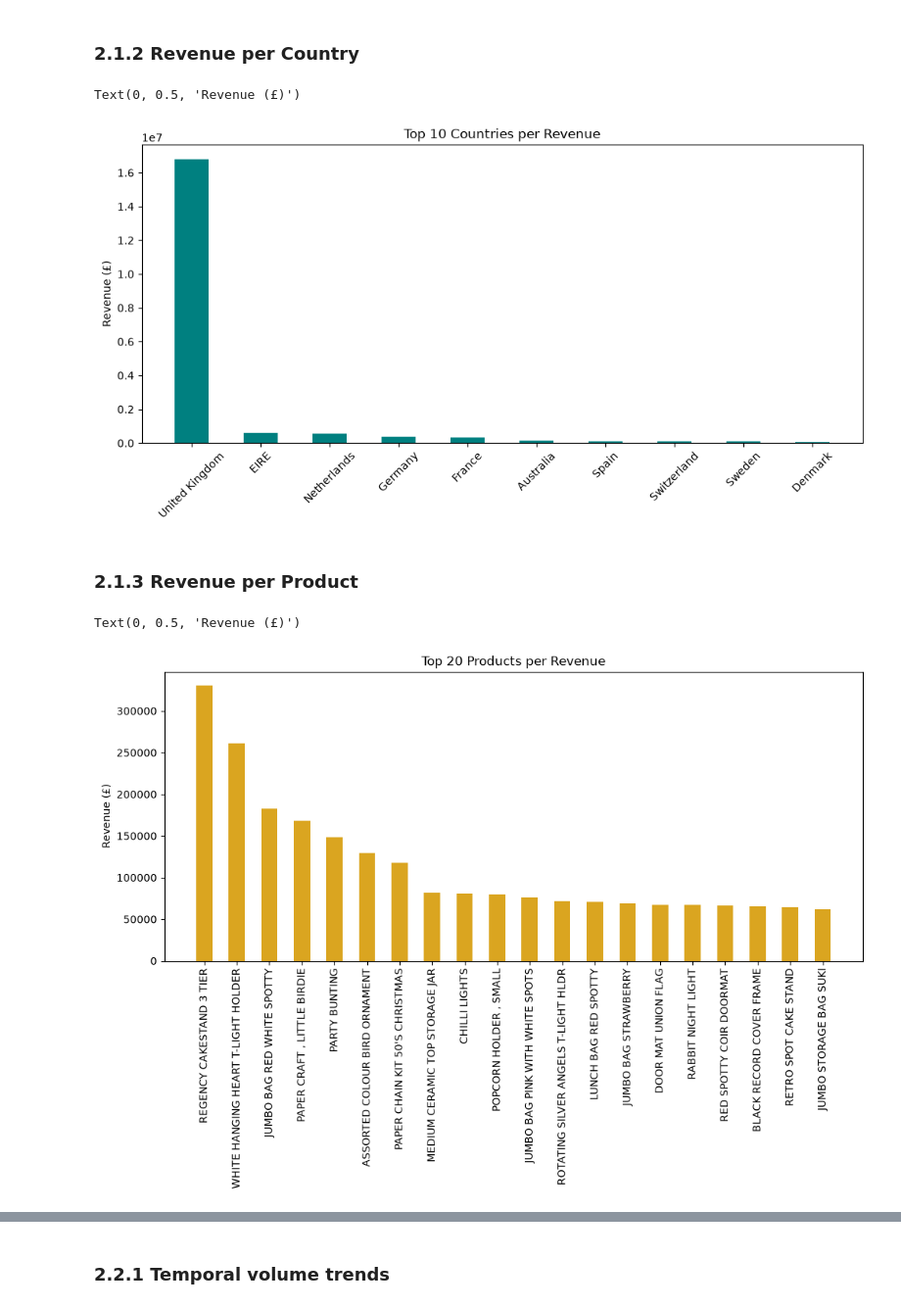
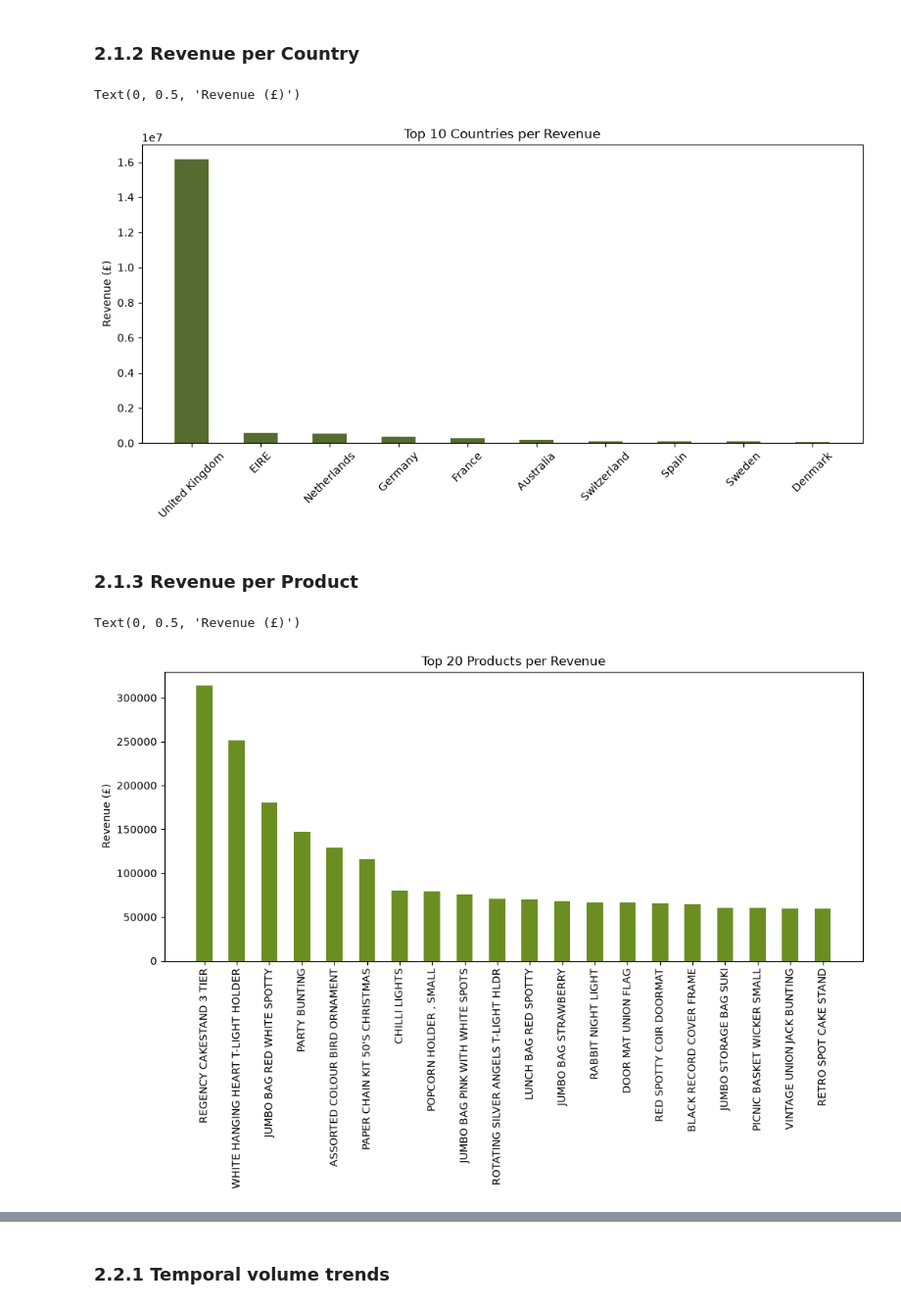
Before and after one commit to Sara-Munafo/retail-sales-analysis, a Jupyter notebook: notebooks/02_analysis.ipynb, the cells around one changed output, grey strips where cells are left out. Shown at 98% size. Cells and saved outputs as stored; diff of their text form; code cells hidden in the pictures.

```diff
--- a/notebooks/02_analysis.ipynb
+++ b/notebooks/02_analysis.ipynb
@@ -129,32 +145,35 @@ df_country_rev = pd.read_sql(q_country_rev, engine)
 # %%
 plt.figure(figsize=(12,5))
-plt.bar(df_country_rev["Country"][:10], df_country_rev["revenue"][:10], width=0.5, color="teal")
+plt.bar(df_country_net_rev["Country"][:10], df_country_net_rev["revenue"][:10], width=0.5, color="darkolivegreen")
 plt.xticks(rotation=45)
 plt.title("Top 10 Countries per Revenue")
 plt.ylabel("Revenue (£)")
 # %% [output]
 Text(0, 0.5, 'Revenue (£)')
-[figure, old version]
+[figure, new version]
 # %% [markdown]
 ### 2.1.3 Revenue per Product
 # %%
-q_prod_rev = """
+q_prod_net_rev = """
     SELECT UPPER(StockCode) as stock_code, Description, SUM(Price*Quantity) as revenue
-    FROM sales
+    FROM (SELECT StockCode, Description, Price, Quantity FROM sales
+        UNION ALL
+        SELECT StockCode, Description, Price, Quantity FROM returns
+        )
     GROUP BY stock_code
     ORDER BY revenue DESC
     """
 
-df_prod_rev = pd.read_sql(q_prod_rev, engine)
+df_prod_net_rev = pd.read_sql(q_prod_net_rev, engine)
 # %%
 plt.figure(figsize=(12,5))
-plt.bar(df_prod_rev["Description"][:20], df_prod_rev["revenue"][:20], width=0.5, color="goldenrod")
+plt.bar(df_prod_net_rev["Description"][:20], df_prod_net_rev["revenue"][:20], width=0.5, color="olivedrab")
 plt.xticks(rotation=90)
 plt.title("Top 20 Products per Revenue")
 plt.ylabel("Revenue (£)")
 # %% [output]
 Text(0, 0.5, 'Revenue (£)')
-[figure, old version]
+[figure, new version]
 # %% [markdown]
 ## 2.2 Volume analysis
 The second step of the analysis focuses on the volume of sales, where we basically repeat the same analysis as we did for revenue, this time focusing on the number of sales.
```
Also changed, not shown: parts of 30 cells of this notebook.
